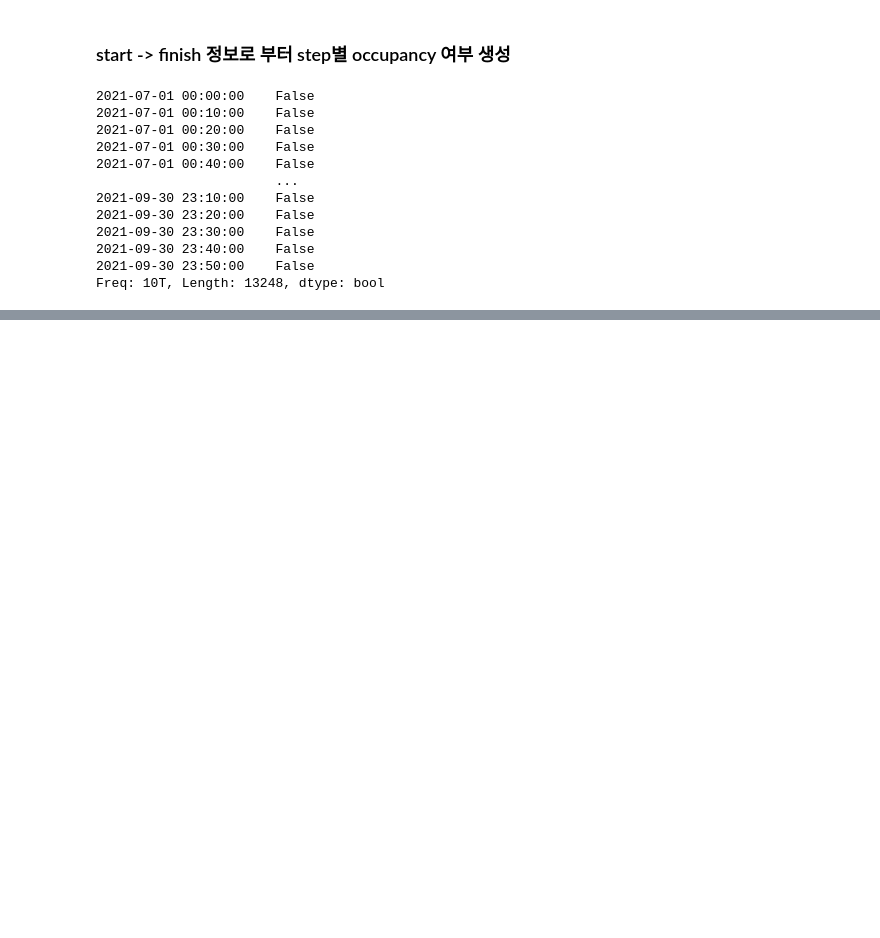
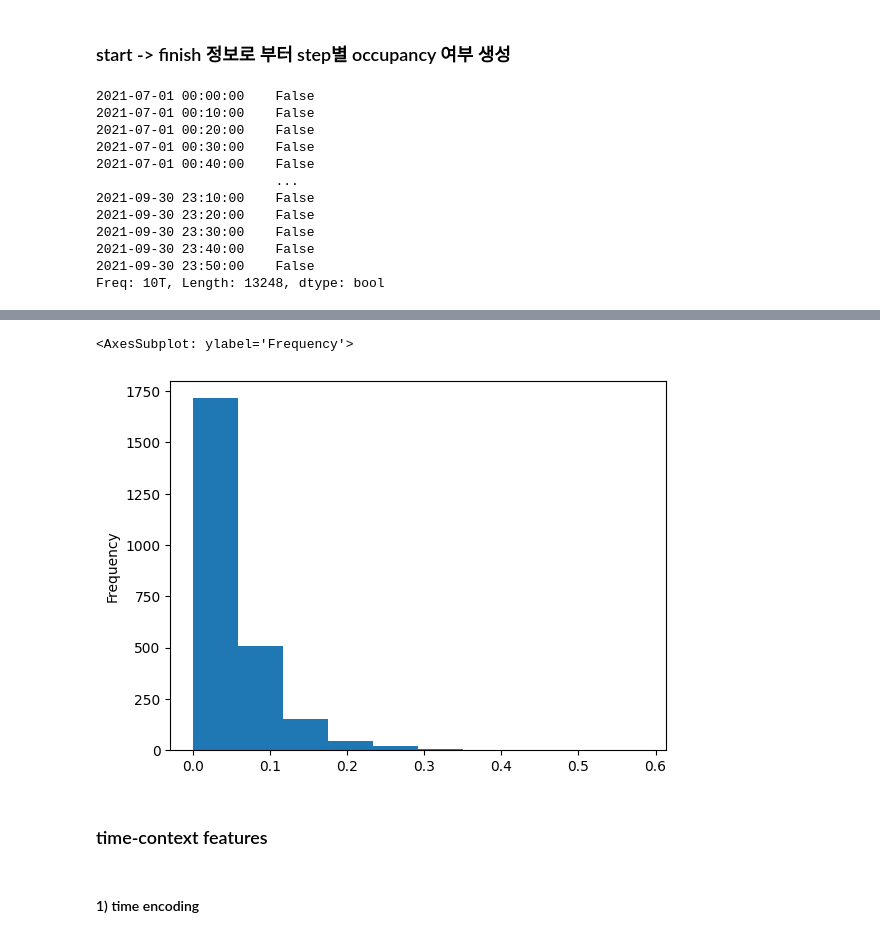
Before and after one commit to easttuna/ev-charger-occupancy-prediction, a Jupyter notebook: notebooks/preprocess.ipynb, the cells around one changed output, grey strips where cells are left out. Saved outputs shown, nothing was run; the diff lists cells and outputs as text; code cells hidden in the pictures; blank space fills up the shorter version.

```diff
--- a/notebooks/preprocess.ipynb
+++ b/notebooks/preprocess.ipynb
@@ -270,0 +410,7 @@ df.reset_index().merge(charge[['cid', '충전소명']].drop_duplicates(), how='l
+# %%
+df.mean(axis=1).plot(kind='hist', bins=10)
+# %% [output]
+<AxesSubplot: ylabel='Frequency'>
+[figure, added]
+# %% [markdown]
+### time-context features
@@ -270,0 +420,2 @@ df.reset_index().merge(charge[['cid', '충전소명']].drop_duplicates(), how='l
+# %% [markdown]
+#### 1)  time encoding
```
Also changed, not shown: parts of 28 cells of this notebook.
